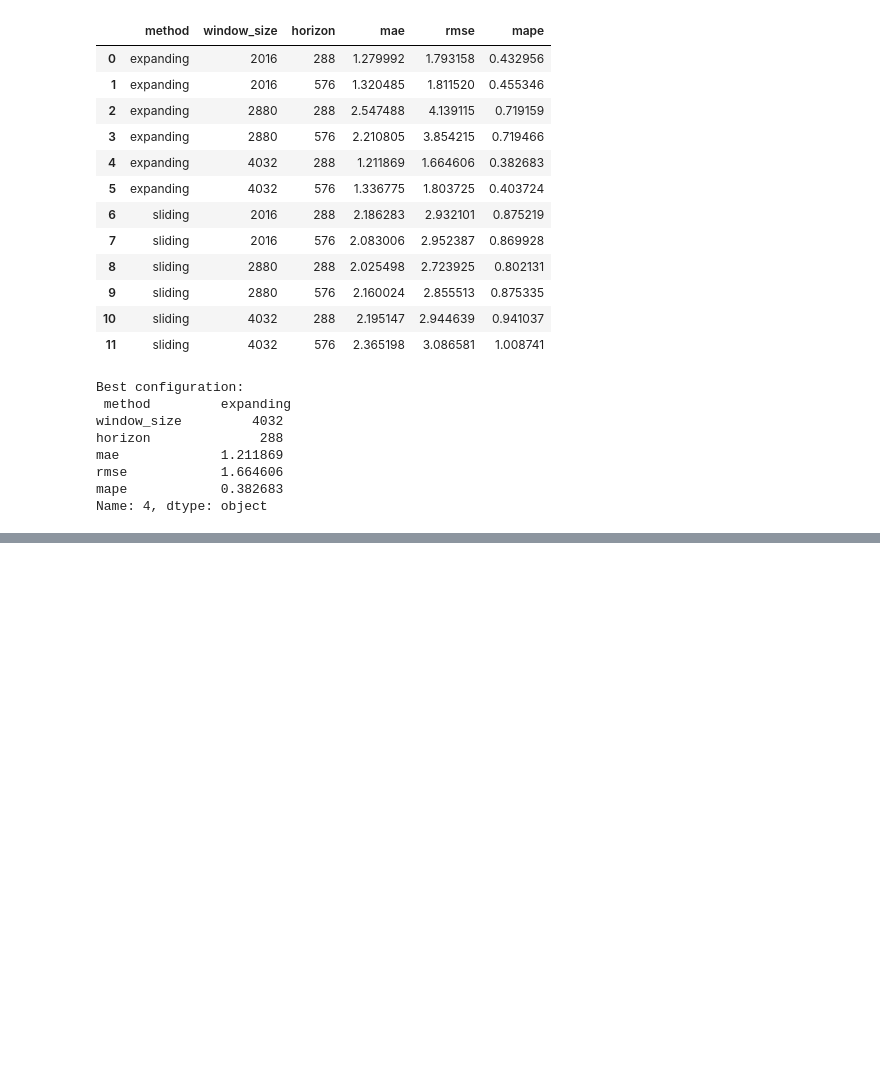
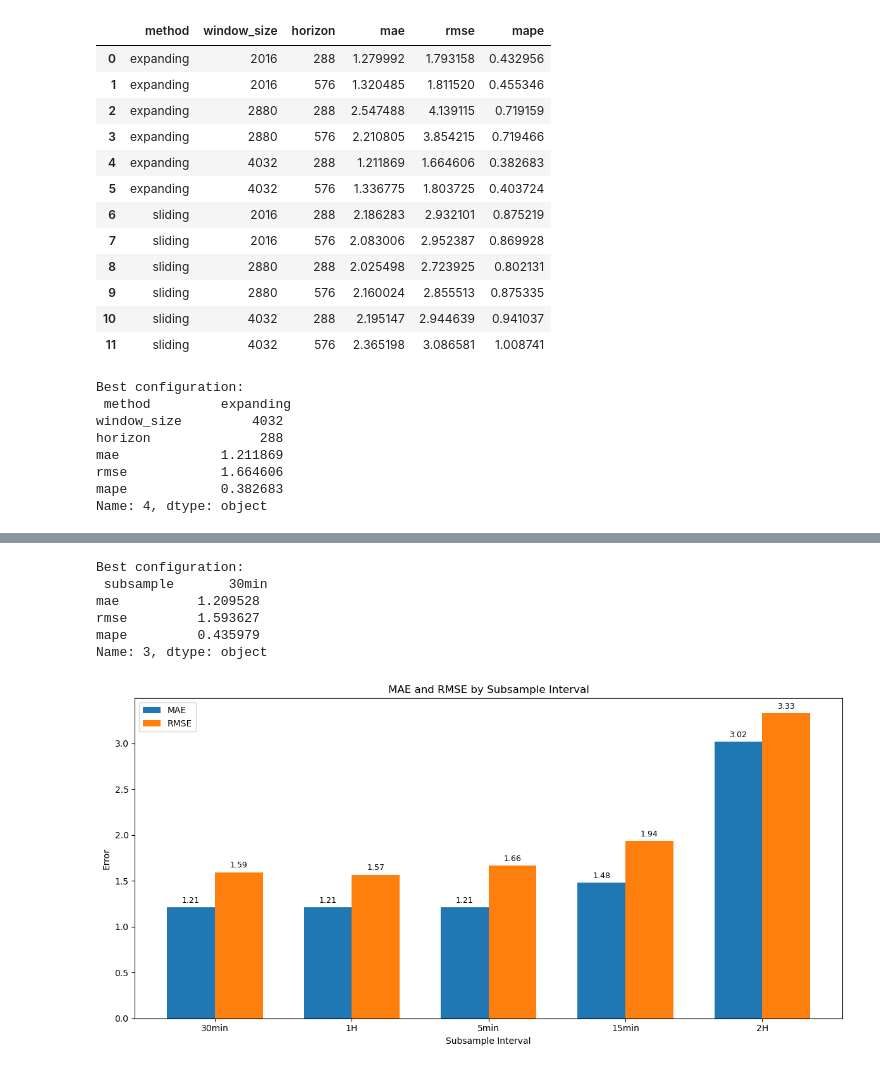
Before and after one commit to UBC-MDS/Capstone_SatCast_Trilemma, a Jupyter notebook: analysis/baseline_hwes.ipynb, the cells around one changed output, grey strips where cells are left out. Drawn from its saved outputs; the diff is of its cells as text; code cells hidden in the pictures; blank space fills up the shorter version.

```diff
--- a/analysis/baseline_hwes.ipynb
+++ b/analysis/baseline_hwes.ipynb
@@ -400,7 +400,7 @@ summary
 | 11 | sliding | 4032 | 576 | 2.365198 | 3.086581 | 1.008741 |
 # %%
 # Best configuration (lowest RMSE)
-best_config = summary.loc[summary["mae"].idxmin()]
+best_config = train_test_summary.loc[train_test_summary["mae"].idxmin()]
 print("Best configuration:\n", best_config)
 # %% [output]
 Best configuration:
@@ -425,0 +442,5 @@ plt.show()
+# %%
+# Extract best configuration from summary
+base_window = int(best_config['window_size'])
+base_horizon = int(best_config['horizon'])
+best_method = best_config['method']
@@ -425,0 +485,4 @@ plt.show()
+# %%
+# Combine all results
+all_results_subsample_df = pd.concat(subsample_results_list, ignore_index=True)
+all_results_subsample_df
@@ -425,0 +506,8 @@ plt.show()
+# %%
+# Summarize error metrics by config
+interval_summary = (
+    all_results_subsample_df.groupby(["subsample"])
+    .agg({"mae": "mean", "rmse": "mean", "mape": "mean"})
+    .reset_index()
+)
+interval_summary
@@ -425,0 +521,45 @@ plt.show()
+# %%
+# Best configuration (lowest RMSE)
+best_interval = interval_summary.loc[interval_summary["mae"].idxmin()]
+print("Best configuration:\n", best_interval)
+# %% [output]
+Best configuration:
+ subsample       30min
+mae          1.209528
+rmse         1.593627
+mape         0.435979
+Name: 3, dtype: object
+# %%
+# Sort the DataFrame by MAE
+interval_summary_sorted = interval_summary.sort_values("mae").reset_index(drop=True)
+
+# Setup
+plt.figure(figsize=(12, 6))
+bar_width = 0.35
+x = interval_summary_sorted["subsample"]
+x_pos = range(len(x))
+
+# Plot bars
+mae_bars = plt.bar(x_pos, interval_summary_sorted["mae"], width=bar_width, label="MAE")
+rmse_bars = plt.bar([p + bar_width for p in x_pos], interval_summary_sorted["rmse"], width=bar_width, label="RMSE")
+
+# Annotate values on bars
+for bar in mae_bars:
+    height = bar.get_height()
+    plt.text(bar.get_x() + bar.get_width()/2, height + 0.03, f"{height:.2f}", ha='center', va='bottom', fontsize=9)
+
+for bar in rmse_bars:
+    height = bar.get_height()
+    plt.text(bar.get_x() + bar.get_width()/2, height + 0.03, f"{height:.2f}", ha='center', va='bottom', fontsize=9)
+
+# Labels and formatting
+plt.xticks([p + bar_width / 2 for p in x_pos], x)
+plt.title("MAE and RMSE by Subsample Interval")
+plt.xlabel("Subsample Interval")
+plt.ylabel("Error")
+plt.legend()
+plt.grid(False)
+plt.tight_layout()
+plt.show()
+# %% [output]
+[figure, added]
```
Also changed, not shown: parts of 12 cells of this notebook, 3 other files.
